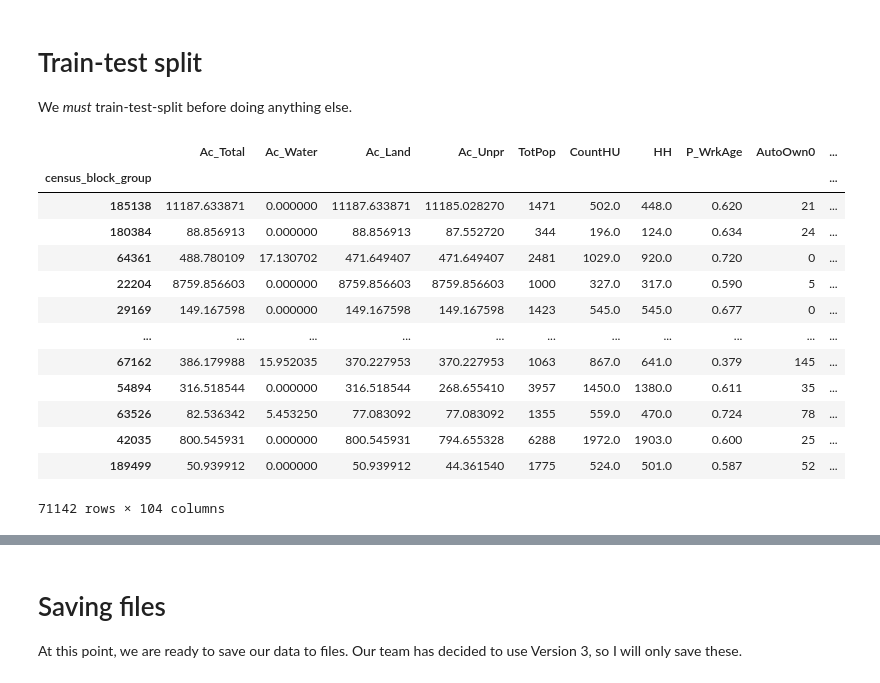
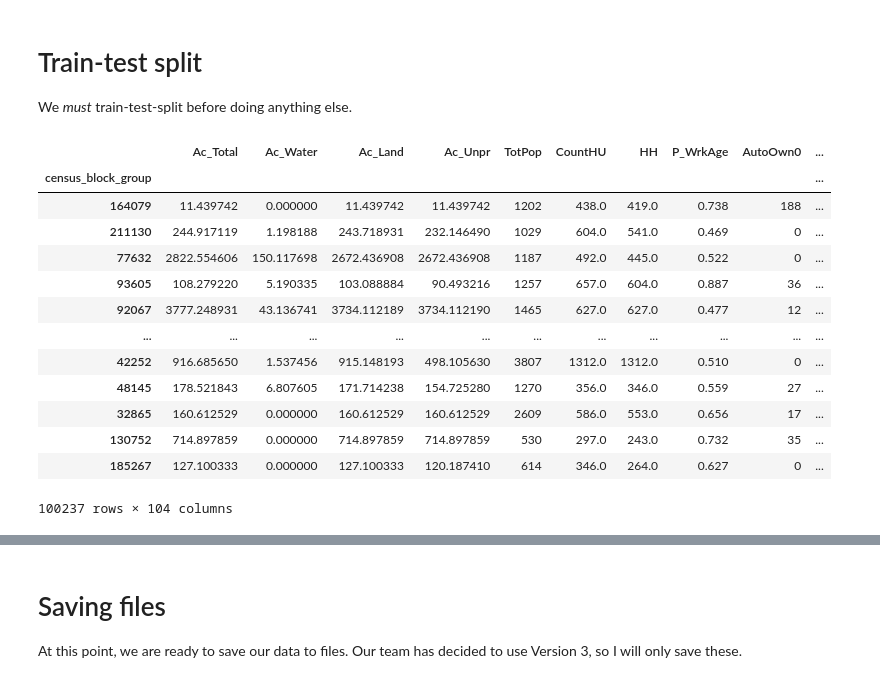
Before and after one commit to Arcturus816/Impact-of-Built-Environment, a Jupyter notebook: code/data-processing-1.ipynb, the cells around one changed output, grey strips where cells are left out. Drawn from its saved outputs; the diff is of its cells as text; code cells hidden in the pictures.

Commit message:
Change outcome variable to be log-normalized pop-density-controlled severity-weighted crashes, and create multiple versions of processed data

```diff
--- a/code/data-processing-1.ipynb
+++ b/code/data-processing-1.ipynb
@@ -897,8 +897,8 @@ We should get rid of rows with too few crashes.
 # %%
-gdf_combined = gdf_combined[gdf_combined["weighted_crashes"] > 3]
-gdf_combined_no2020 = gdf_combined_no2020[gdf_combined_no2020["weighted_crashes"] > 3]
+gdf_combined_gt3crashes = gdf_combined[gdf_combined["weighted_crashes"] > 3] # "gt3crashes" = greater than 3 crashes
+gdf_combined_no2020_gt3crashes = gdf_combined_no2020[gdf_combined_no2020["weighted_crashes"] > 3]
 
-gdf_combined["weighted_crashes"].describe()
+gdf_combined_gt3crashes["weighted_crashes"].describe()
 # %% [output]
 count    88928.000000
 mean        83.304842
@@ -911,0 +917,12 @@ Name: weighted_crashes, dtype: float64
+# %%
+# To prevent dividing by zero, we need to make sure the population density `D1B` is positive.
+# Furthermore, we don't want to use zero as an input into the logarithm, so we must get of CBGs with zero crashes.
+
+gdf_combined = gdf_combined[(gdf_combined["D1B"] > 0)
+                            & (gdf_combined["weighted_crashes"] > 0)]
+gdf_combined_no2020 = gdf_combined_no2020[(gdf_combined_no2020["D1B"] > 0)
+                                          & (gdf_combined_no2020["weighted_crashes"] > 0)]
+gdf_combined_gt3crashes = gdf_combined_gt3crashes[gdf_combined_gt3crashes["D1B"] > 0]
+gdf_combined_no2020_gt3crashes = gdf_combined_no2020_gt3crashes[gdf_combined_no2020_gt3crashes["D1B"] > 0]
+
+gdf_combined
@@ -911,0 +956,14 @@ Name: weighted_crashes, dtype: float64
+# %%
+# Create new outcome variable
+gdf_combined["log_crash_per_density"] = np.log10(gdf_combined["weighted_crashes"] / gdf_combined["D1B"])
+gdf_combined_no2020["log_crash_per_density"] = np.log10(gdf_combined_no2020["weighted_crashes"] / gdf_combined_no2020["D1B"])
+gdf_combined_gt3crashes["log_crash_per_density"] = np.log10(gdf_combined_gt3crashes["weighted_crashes"] / gdf_combined_gt3crashes["D1B"])
+gdf_combined_no2020_gt3crashes["log_crash_per_density"] = np.log10(gdf_combined_no2020_gt3crashes["weighted_crashes"] / gdf_combined_no2020_gt3crashes["D1B"])
+
+# Delete old outcome variable
+gdf_combined = gdf_combined.drop(columns="weighted_crashes")
+gdf_combined_no2020 = gdf_combined_no2020.drop(columns="weighted_crashes")
+gdf_combined_gt3crashes = gdf_combined_gt3crashes.drop(columns="weighted_crashes")
+gdf_combined_no2020_gt3crashes = gdf_combined_no2020_gt3crashes.drop(columns="weighted_crashes")
+
+gdf_combined
@@ -967,9 +1026,9 @@ We'll keep the geodataframe for geospatial data visualization, but we also want
 # %%
 # Remove geometry and turn back into Pandas DF
 df_combined = pd.DataFrame(gdf_combined.drop(columns="geometry"))
-df_combined_normalized = pd.DataFrame(gdf_combined_normalized.drop(columns="geometry"))
+df_combined_gt3crashes = pd.DataFrame(gdf_combined_gt3crashes.drop(columns="geometry"))
 df_combined_no2020 = pd.DataFrame(gdf_combined_no2020.drop(columns="geometry"))
-df_combined_no2020_normalized = pd.DataFrame(gdf_combined_no2020_normalized.drop(columns="geometry"))
+df_combined_no2020_gt3crashes = pd.DataFrame(gdf_combined_no2020_gt3crashes.drop(columns="geometry"))
 
 df_combined
 # %% [output]
@@ -1150,28 +1232,28 @@ We *must* train-test-split before doing anything else.
 # %%
 from sklearn.model_selection import train_test_split
 
 # Version 1
 df_1_train, df_1_test = train_test_split(df_combined, test_size=0.2, shuffle=True, random_state=831)
-df_1_normalized_train, df_1_normalized_test = train_test_split(df_combined_normalized, test_size=0.2, shuffle=True, random_state=831)
+df_1_gt3crashes_train, df_1_gt3crashes_test = train_test_split(df_combined_gt3crashes, test_size=0.2, shuffle=True, random_state=831)
 df_1_no2020_train, df_1_no2020_test = train_test_split(df_combined_no2020, test_size=0.2, shuffle=True, random_state=831)
-df_1_no2020_normalized_train, df_1_no2020_normalized_test = train_test_split(df_combined_no2020_normalized, test_size=0.2, shuffle=True, random_state=831)
+df_1_no2020_gt3crashes_train, df_1_no2020_gt3crashes_test = train_test_split(df_combined_no2020_gt3crashes, test_size=0.2, shuffle=True, random_state=831)
 
 df_1_train
 # %% [output]
 |  | Ac_Total | Ac_Water | Ac_Land | Ac_Unpr | TotPop | CountHU | HH | P_WrkAge | AutoOwn0 | ... |
 | census_block_group |  |  |  |  |  |  |  |  |  | ... |
-| 185138 | 11187.633871 | 0.000000 | 11187.633871 | 11185.028270 | 1471 | 502.0 | 448.0 | 0.620 | 21 | ... |
-| 180384 | 88.856913 | 0.000000 | 88.856913 | 87.552720 | 344 | 196.0 | 124.0 | 0.634 | 24 | ... |
-| 64361 | 488.780109 | 17.130702 | 471.649407 | 471.649407 | 2481 | 1029.0 | 920.0 | 0.720 | 0 | ... |
-| 22204 | 8759.856603 | 0.000000 | 8759.856603 | 8759.856603 | 1000 | 327.0 | 317.0 | 0.590 | 5 | ... |
-| 29169 | 149.167598 | 0.000000 | 149.167598 | 149.167598 | 1423 | 545.0 | 545.0 | 0.677 | 0 | ... |
+| 164079 | 11.439742 | 0.000000 | 11.439742 | 11.439742 | 1202 | 438.0 | 419.0 | 0.738 | 188 | ... |
+| 211130 | 244.917119 | 1.198188 | 243.718931 | 232.146490 | 1029 | 604.0 | 541.0 | 0.469 | 0 | ... |
+| 77632 | 2822.554606 | 150.117698 | 2672.436908 | 2672.436908 | 1187 | 492.0 | 445.0 | 0.522 | 0 | ... |
+| 93605 | 108.279220 | 5.190335 | 103.088884 | 90.493216 | 1257 | 657.0 | 604.0 | 0.887 | 36 | ... |
+| 92067 | 3777.248931 | 43.136741 | 3734.112189 | 3734.112190 | 1465 | 627.0 | 627.0 | 0.477 | 12 | ... |
 | ... | ... | ... | ... | ... | ... | ... | ... | ... | ... | ... |
-| 67162 | 386.179988 | 15.952035 | 370.227953 | 370.227953 | 1063 | 867.0 | 641.0 | 0.379 | 145 | ... |
-| 54894 | 316.518544 | 0.000000 | 316.518544 | 268.655410 | 3957 | 1450.0 | 1380.0 | 0.611 | 35 | ... |
-| 63526 | 82.536342 | 5.453250 | 77.083092 | 77.083092 | 1355 | 559.0 | 470.0 | 0.724 | 78 | ... |
-| 42035 | 800.545931 | 0.000000 | 800.545931 | 794.655328 | 6288 | 1972.0 | 1903.0 | 0.600 | 25 | ... |
-| 189499 | 50.939912 | 0.000000 | 50.939912 | 44.361540 | 1775 | 524.0 | 501.0 | 0.587 | 52 | ... |
+| 42252 | 916.685650 | 1.537456 | 915.148193 | 498.105630 | 3807 | 1312.0 | 1312.0 | 0.510 | 0 | ... |
+| 48145 | 178.521843 | 6.807605 | 171.714238 | 154.725280 | 1270 | 356.0 | 346.0 | 0.559 | 27 | ... |
+| 32865 | 160.612529 | 0.000000 | 160.612529 | 160.612529 | 2609 | 586.0 | 553.0 | 0.656 | 17 | ... |
+| 130752 | 714.897859 | 0.000000 | 714.897859 | 714.897859 | 530 | 297.0 | 243.0 | 0.732 | 35 | ... |
+| 185267 | 127.100333 | 0.000000 | 127.100333 | 120.187410 | 614 | 346.0 | 264.0 | 0.627 | 0 | ... |
-71142 rows × 104 columns
+100237 rows × 104 columns
 # %%
 # Don't forget the geodataframes!
 gdf_1_train, gdf_1_test = train_test_split(gdf_combined, test_size=0.2, shuffle=True, random_state=831)
```
Also changed, not shown: parts of 21 cells of this notebook.
